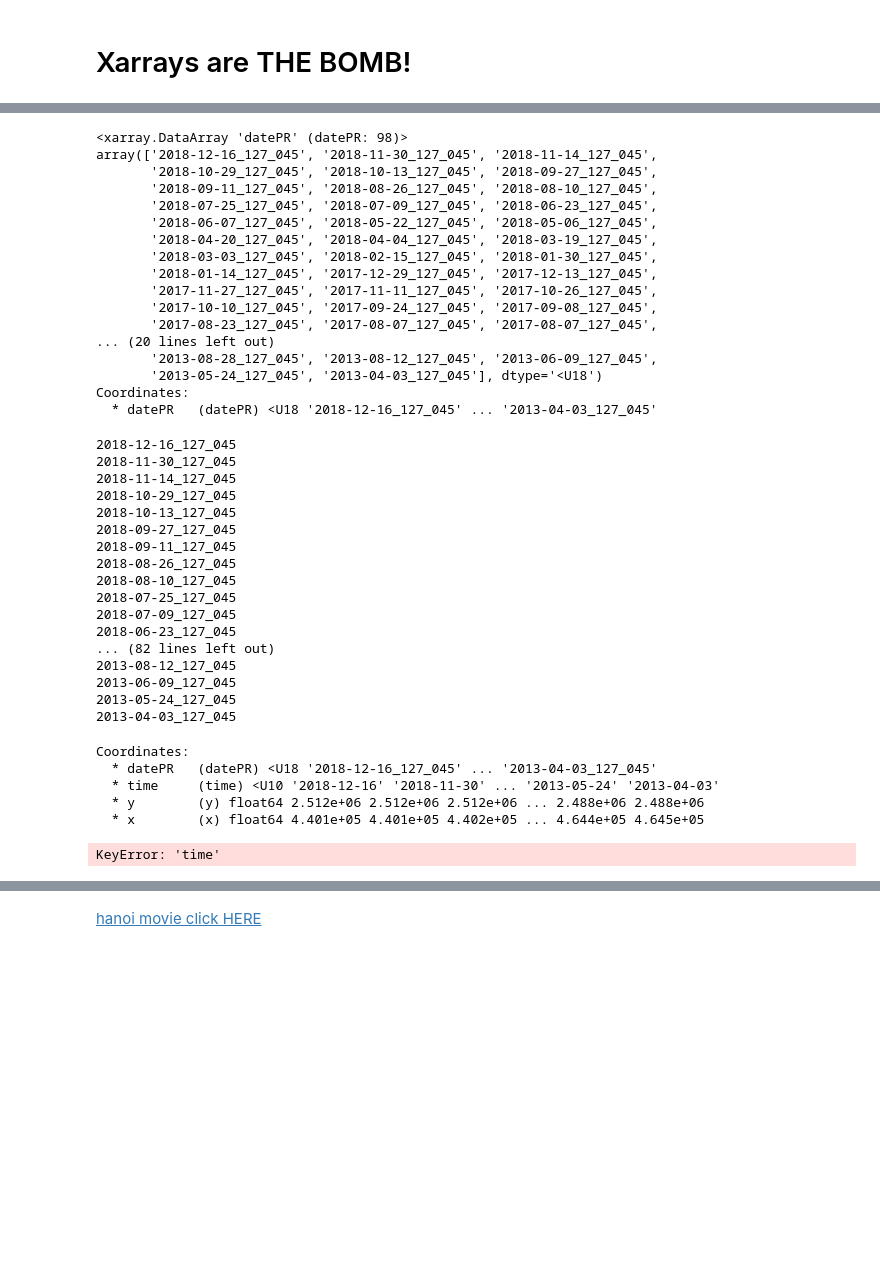
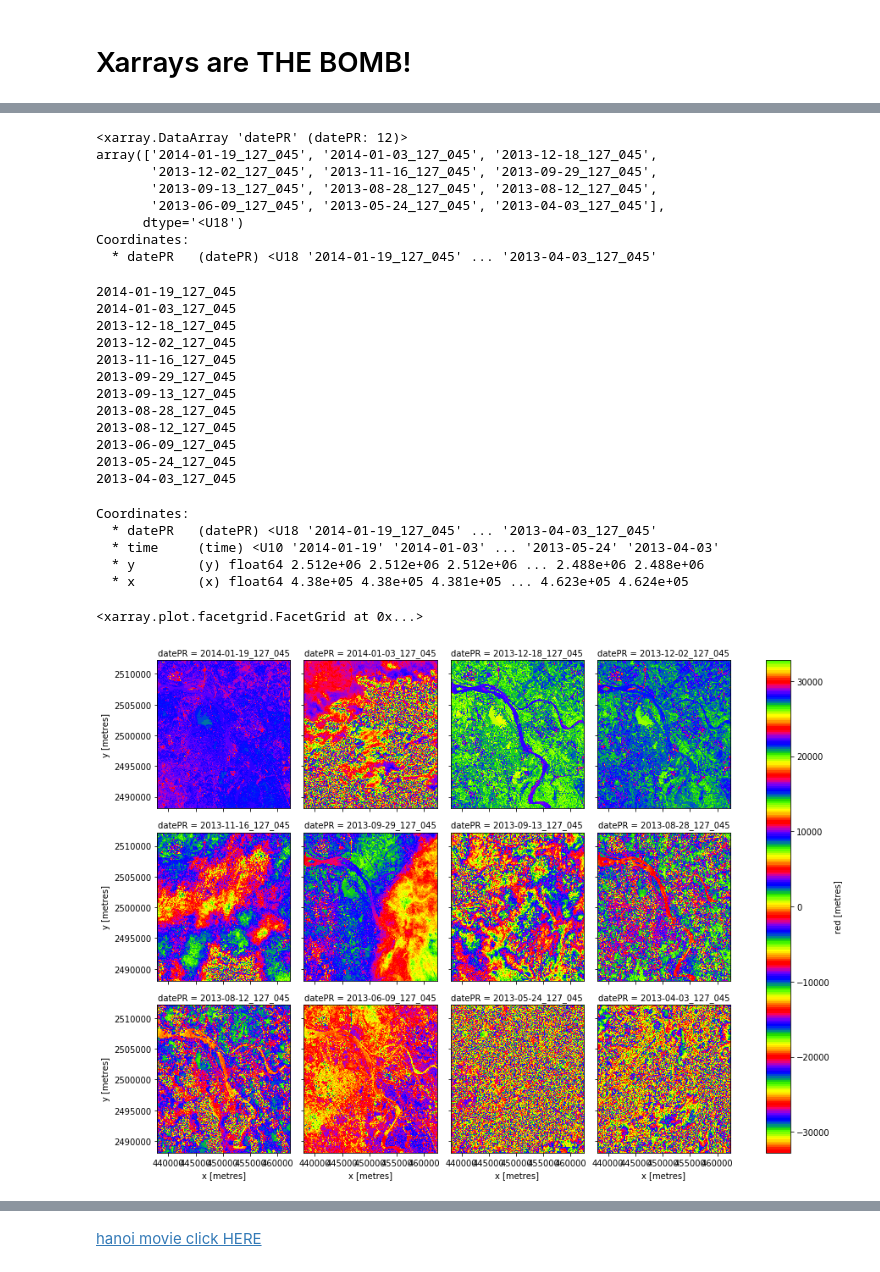
Before and after one commit to tonybutzer/lite-stac, a Jupyter notebook: anotebooks/00-COOL-DEMO/a1-hanoi-vietnam-landsat-pds-lake-odc-lite-STAC-via sat-search-in -SANDBOX.ipynb, the cells around one changed output, grey strips where cells are left out. Saved outputs shown, nothing was run; the diff lists cells and outputs as text; code cells hidden in the pictures; blank space fills up the shorter version.

```diff
--- a/anotebooks/00-COOL-DEMO/a1-hanoi-vietnam-landsat-pds-lake-odc-lite-STAC-via sat-search-in -SANDBOX.ipynb
+++ b/anotebooks/00-COOL-DEMO/a1-hanoi-vietnam-landsat-pds-lake-odc-lite-STAC-via sat-search-in -SANDBOX.ipynb
@@ -24,7 +24,7 @@ from litestacLib.ls_api import Litestac
 # %%
 my_aoi_file = '../aoi/hanoi.geojson'
 
-date_range = (datetime.datetime(2013,2,1), datetime.datetime(2018,12,31))
+date_range = (datetime.datetime(2013,2,1), datetime.datetime(2014,1,31))
 # date_range = (datetime(2013,7,6), datetime(2018,7,7))
 
 # es_index = 'rwanda'
@@ -149,40 +143,26 @@ Attributes:
 # %%
 ds.datePR
 # %% [output]
-<xarray.DataArray 'datePR' (datePR: 98)>
-array(['2018-12-16_127_045', '2018-11-30_127_045', '2018-11-14_127_045',
-       '2018-10-29_127_045', '2018-10-13_127_045', '2018-09-27_127_045',
-       '2018-09-11_127_045', '2018-08-26_127_045', '2018-08-10_127_045',
-       '2018-07-25_127_045', '2018-07-09_127_045', '2018-06-23_127_045',
-       '2018-06-07_127_045', '2018-05-22_127_045', '2018-05-06_127_045',
-       '2018-04-20_127_045', '2018-04-04_127_045', '2018-03-19_127_045',
-       '2018-03-03_127_045', '2018-02-15_127_045', '2018-01-30_127_045',
-       '2018-01-14_127_045', '2017-12-29_127_045', '2017-12-13_127_045',
-       '2017-11-27_127_045', '2017-11-11_127_045', '2017-10-26_127_045',
-       '2017-10-10_127_045', '2017-09-24_127_045', '2017-09-08_127_045',
-       '2017-08-23_127_045', '2017-08-07_127_045', '2017-08-07_127_045',
-... (20 lines left out)
-       '2013-08-28_127_045', '2013-08-12_127_045', '2013-06-09_127_045',
-       '2013-05-24_127_045', '2013-04-03_127_045'], dtype='<U18')
+<xarray.DataArray 'datePR' (datePR: 12)>
+array(['2014-01-19_127_045', '2014-01-03_127_045', '2013-12-18_127_045',
+       '2013-12-02_127_045', '2013-11-16_127_045', '2013-09-29_127_045',
+       '2013-09-13_127_045', '2013-08-28_127_045', '2013-08-12_127_045',
+       '2013-06-09_127_045', '2013-05-24_127_045', '2013-04-03_127_045'],
+      dtype='<U18')
 Coordinates:
-  * datePR   (datePR) <U18 '2018-12-16_127_045' ... '2013-04-03_127_045'
+  * datePR   (datePR) <U18 '2014-01-19_127_045' ... '2013-04-03_127_045'
 # %%
 for a in ds.datePR:
     print(a.values)
 # %% [output]
-2018-12-16_127_045
-2018-11-30_127_045
-2018-11-14_127_045
-2018-10-29_127_045
-2018-10-13_127_045
-2018-09-27_127_045
-2018-09-11_127_045
-2018-08-26_127_045
-2018-08-10_127_045
-2018-07-25_127_045
-2018-07-09_127_045
-2018-06-23_127_045
-... (82 lines left out)
+2014-01-19_127_045
+2014-01-03_127_045
+2013-12-18_127_045
+2013-12-02_127_045
+2013-11-16_127_045
+2013-09-29_127_045
+2013-09-13_127_045
+2013-08-28_127_045
 2013-08-12_127_045
 2013-06-09_127_045
 2013-05-24_127_045
@@ -191,17 +171,18 @@ for a in ds.datePR:
 ds.coords
 # %% [output]
 Coordinates:
-  * datePR   (datePR) <U18 '2018-12-16_127_045' ... '2013-04-03_127_045'
-  * time     (time) <U10 '2018-12-16' '2018-11-30' ... '2013-05-24' '2013-04-03'
+  * datePR   (datePR) <U18 '2014-01-19_127_045' ... '2013-04-03_127_045'
+  * time     (time) <U10 '2014-01-19' '2014-01-03' ... '2013-05-24' '2013-04-03'
   * y        (y) float64 2.512e+06 2.512e+06 2.512e+06 ... 2.488e+06 2.488e+06
-  * x        (x) float64 4.401e+05 4.401e+05 4.402e+05 ... 4.644e+05 4.645e+05
+  * x        (x) float64 4.38e+05 4.38e+05 4.381e+05 ... 4.623e+05 4.624e+05
 # %%
 %matplotlib inline
 display_color = 'red'
-#ds[display_color].plot.imshow('x', 'y', col='datePR', col_wrap=4, cmap='prism')
-ds[display_color].plot.imshow('x', 'y', col='time', col_wrap=4, cmap='prism')
+ds[display_color].plot.imshow('x', 'y', col='datePR', col_wrap=4, cmap='prism')
+# ds[display_color].plot.imshow('x', 'y', col='time', col_wrap=4, cmap='prism')
 # %% [output]
-KeyError: 'time'
+<xarray.plot.facetgrid.FacetGrid at 0x...>
+[figure, added]
 # %%
 from notebookLib.nb_DEAPlotting import nb_rgb
 
```
Also changed, not shown: parts of 9 cells of this notebook.
